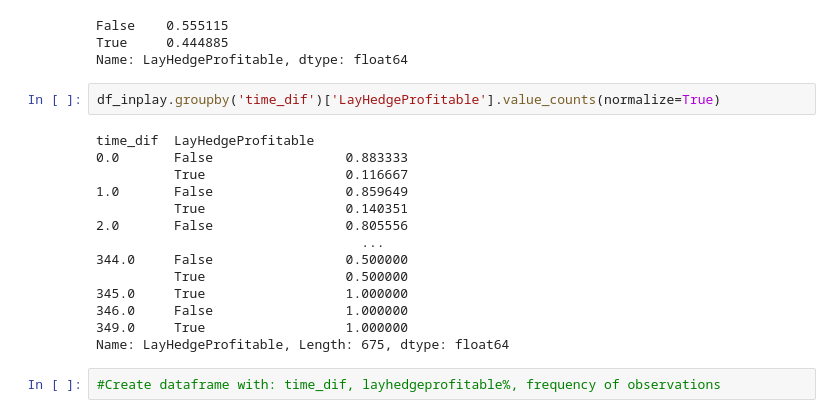
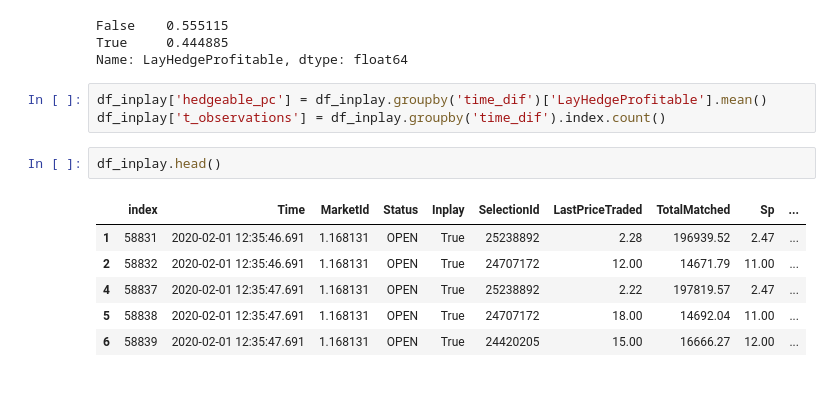
Before and after one commit to tbardrick/betfair_project, a Jupyter notebook: notebooks/api_tests/3_betfair_advanced_data_month_dataframe_version.ipynb, the cells around one changed output. Saved outputs shown, nothing was run; the diff lists cells and outputs as text; blank space fills up the shorter version.

Commit message:
Hedgeable by t

```diff
--- a/notebooks/api_tests/3_betfair_advanced_data_month_dataframe_version.ipynb
+++ b/notebooks/api_tests/3_betfair_advanced_data_month_dataframe_version.ipynb
@@ -348,21 +343,15 @@ df_inplay['LayHedgeProfitable'].value_counts(normalize=True)
 False    0.555115
 True     0.444885
 Name: LayHedgeProfitable, dtype: float64
-# %%
-df_inplay.groupby('time_dif')['LayHedgeProfitable'].value_counts(normalize=True)
-# %% [output]
-time_dif  LayHedgeProfitable
-0.0       False                 0.883333
-          True                  0.116667
-1.0       False                 0.859649
-          True                  0.140351
-2.0       False                 0.805556
-                                  ...
-344.0     False                 0.500000
-          True                  0.500000
-345.0     True                  1.000000
-346.0     False                 1.000000
-349.0     True                  1.000000
-Name: LayHedgeProfitable, Length: 675, dtype: float64
-# %%
-#Create dataframe with: time_dif, layhedgeprofitable%, frequency of observations
+# %%
+df_inplay['hedgeable_pc'] = df_inplay.groupby('time_dif')['LayHedgeProfitable'].mean()
+df_inplay['t_observations'] = df_inplay.groupby('time_dif').index.count()
+# %%
+df_inplay.head()
+# %% [output]
+|  | index | Time | MarketId | Status | Inplay | SelectionId | LastPriceTraded | TotalMatched | Sp | ... |
+| 1 | 58831 | 2020-02-01 12:35:46.691 | 1.168131 | OPEN | True | 25238892 | 2.28 | 196939.52 | 2.47 | ... |
+| 2 | 58832 | 2020-02-01 12:35:46.691 | 1.168131 | OPEN | True | 24707172 | 12.00 | 14671.79 | 11.00 | ... |
+| 4 | 58837 | 2020-02-01 12:35:47.691 | 1.168131 | OPEN | True | 25238892 | 2.22 | 197819.57 | 2.47 | ... |
+| 5 | 58838 | 2020-02-01 12:35:47.691 | 1.168131 | OPEN | True | 24707172 | 18.00 | 14692.04 | 11.00 | ... |
+| 6 | 58839 | 2020-02-01 12:35:47.691 | 1.168131 | OPEN | True | 24420205 | 15.00 | 16666.27 | 12.00 | ... |
```
Also changed, not shown: parts of 4 cells of this notebook.
